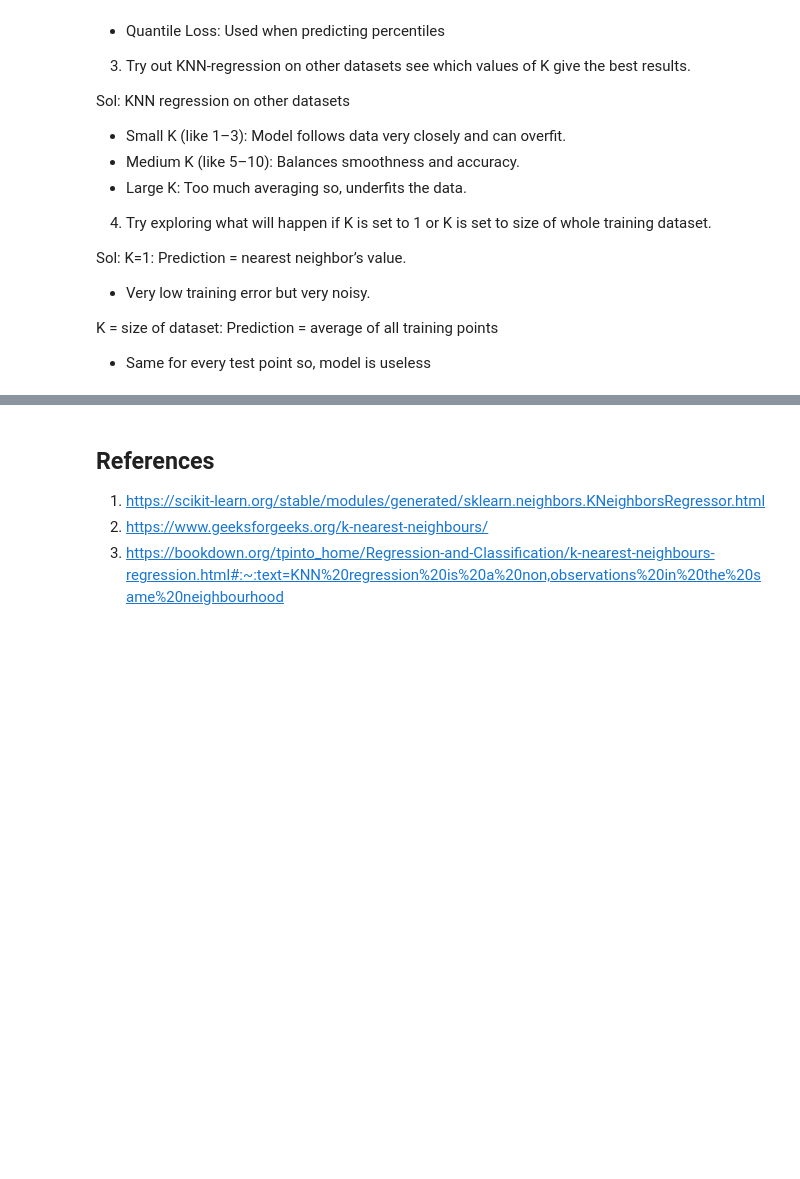
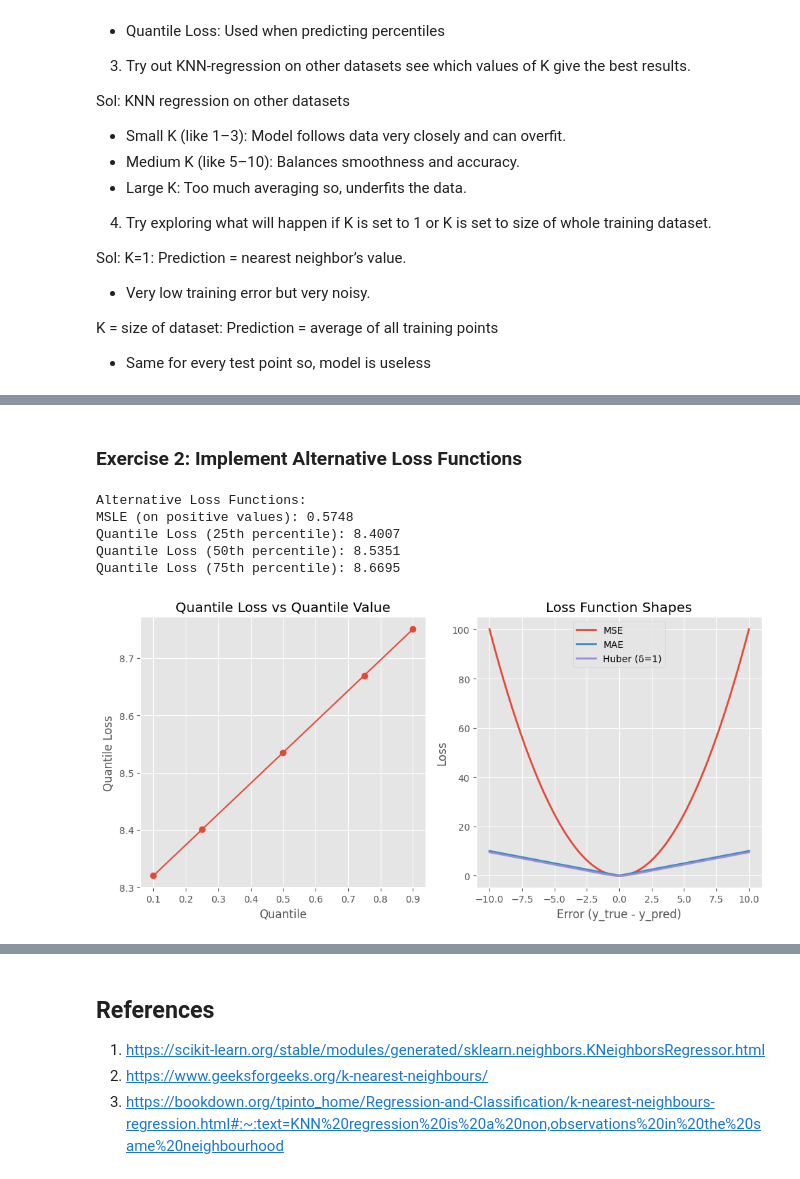
Before and after one commit to SaiGuruInukurthi/iHub_AIML_2025, a Jupyter notebook: Mod5_Lab2_Loss_Functions.ipynb, the cells around one changed output, grey strips where cells are left out. Saved outputs shown, nothing was run; the diff lists cells and outputs as text; code cells hidden in the pictures; blank space fills up the shorter version.

```diff
--- a/Mod5_Lab2_Loss_Functions.ipynb
+++ b/Mod5_Lab2_Loss_Functions.ipynb
@@ -276,0 +376,70 @@ K = size of dataset: Prediction = average of all training points
+# %% [markdown]
+### Exercise 2: Implement Alternative Loss Functions
+# %%
+# Implement MSLE (Mean Squared Logarithmic Error)
+def msle(y_true, y_pred):
+    # Add small epsilon to avoid log(0)
+    epsilon = 1e-8
+    y_true_log = np.log(np.maximum(y_true + 1, epsilon))
+    y_pred_log = np.log(np.maximum(y_pred + 1, epsilon))
+    return np.mean((y_true_log - y_pred_log)**2)
+
+# Implement Quantile Loss (Pinball Loss)
+def quantile_loss(y_true, y_pred, quantile=0.5):
+    residual = y_true - y_pred
+    return np.mean(np.maximum(quantile * residual, (quantile - 1) * residual))
+
+# Test on positive dataset (required for MSLE)
+y_test_pos = np.abs(y_test_reg)
+y_pred_pos = np.abs(y_pred_reg)
+
+# Calculate alternative loss functions
+msle_value = msle(y_test_pos, y_pred_pos)
+quantile_50 = quantile_loss(y_test_reg, y_pred_reg, quantile=0.5)  # Median (equivalent to MAE)
+quantile_25 = quantile_loss(y_test_reg, y_pred_reg, quantile=0.25)
+quantile_75 = quantile_loss(y_test_reg, y_pred_reg, quantile=0.75)
+
+print("Alternative Loss Functions:")
+print(f"MSLE (on positive values): {msle_value:.4f}")
+print(f"Quantile Loss (25th percentile): {quantile_25:.4f}")
+print(f"Quantile Loss (50th percentile): {quantile_50:.4f}")
+print(f"Quantile Loss (75th percentile): {quantile_75:.4f}")
+
+# Compare with different quantiles
+quantiles = [0.1, 0.25, 0.5, 0.75, 0.9]
+quantile_losses = [quantile_loss(y_test_reg, y_pred_reg, q) for q in quantiles]
+
+plt.figure(figsize=(10, 5))
+
+plt.subplot(1, 2, 1)
+plt.plot(quantiles, quantile_losses, 'o-')
+plt.xlabel('Quantile')
+plt.ylabel('Quantile Loss')
+plt.title('Quantile Loss vs Quantile Value')
+plt.grid(True)
+
+plt.subplot(1, 2, 2)
+# Show how different loss functions penalize errors differently
+errors = np.linspace(-10, 10, 100)
+mse_errors = errors**2
+mae_errors = np.abs(errors)
+huber_errors = np.where(np.abs(errors) <= 1, 0.5 * errors**2, np.abs(errors) - 0.5)
+
+plt.plot(errors, mse_errors, label='MSE', linewidth=2)
+plt.plot(errors, mae_errors, label='MAE', linewidth=2)
+plt.plot(errors, huber_errors, label='Huber (δ=1)', linewidth=2)
+plt.xlabel('Error (y_true - y_pred)')
+plt.ylabel('Loss')
+plt.title('Loss Function Shapes')
+plt.legend()
+plt.grid(True)
+
+plt.tight_layout()
+plt.show()
+# %% [output]
+Alternative Loss Functions:
+MSLE (on positive values): 0.5748
+Quantile Loss (25th percentile): 8.4007
+Quantile Loss (50th percentile): 8.5351
+Quantile Loss (75th percentile): 8.6695
+[figure, added]
```
Also changed, not shown: parts of 9 cells of this notebook, 6 other files.
